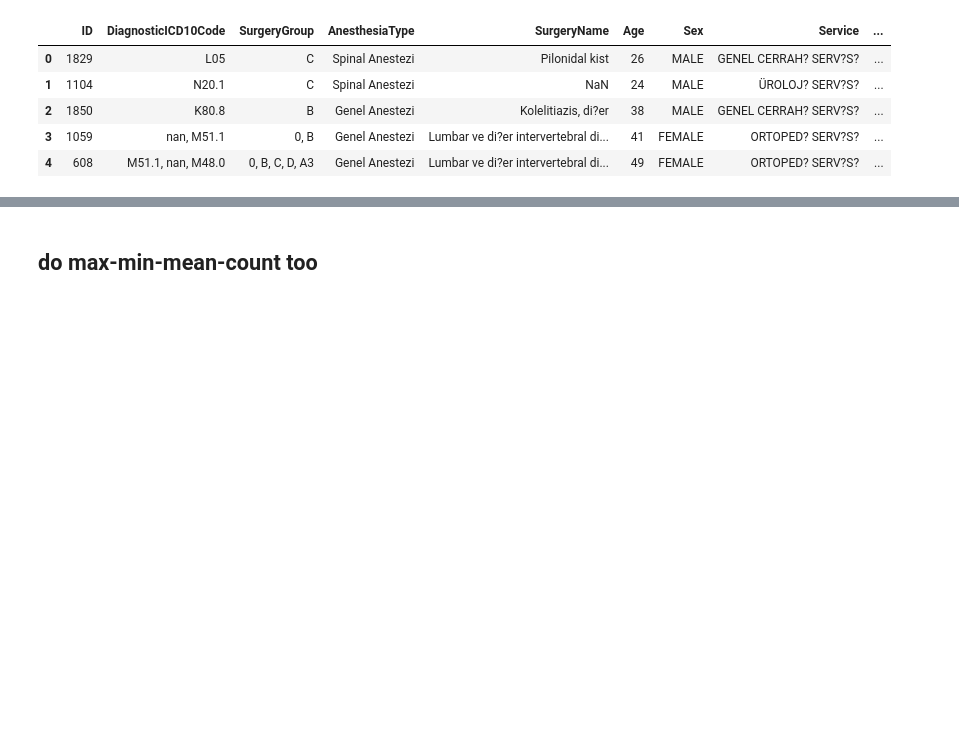
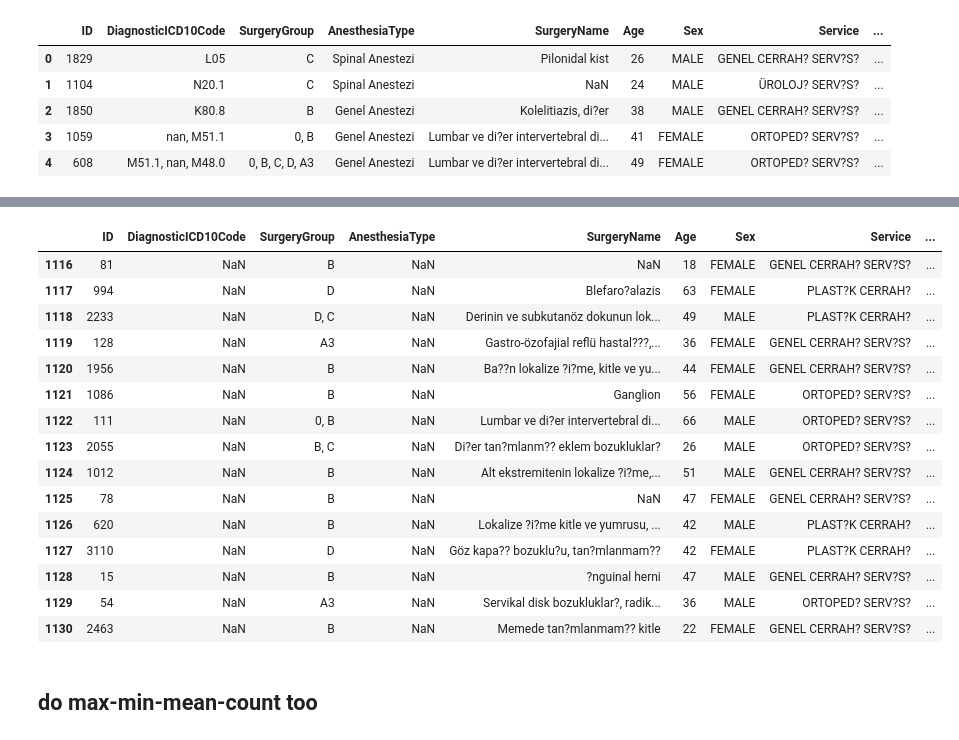
Before and after one commit to furkaneneseren/Datathon-Borda, a Jupyter notebook: surgery-datathon.ipynb, the cells around one changed output, grey strips where cells are left out. Cells and saved outputs as stored; diff of their text form; code cells hidden in the pictures; blank space fills up the shorter version.

```diff
--- a/surgery-datathon.ipynb
+++ b/surgery-datathon.ipynb
@@ -609,6 +690,25 @@ app_train_clean[app_train_clean["Diagnos_Clean"].isna()==True][:15]
 | 2613 | 2009 | NaN | D | NaN | Göz kapa?? bozuklu?u, tan?mlanmam?? | 56 | FEMALE | PLAST?K CERRAH? | ... |
 | 2614 | 26 | NaN | 0, B | NaN | ?ntervertebral disk bozukluklar? ... | 49 | MALE | ORTOPED? SERV?S? | ... |
 | 2615 | 2473 | NaN | B | NaN | Gövdenin lokalize ?i?me, kitle ve... | 47 | MALE | GENEL CERRAH? SERV?S? | ... |
+# %%
+app_test_clean[app_test_clean["Diagnos_Clean"].isna()==True][:15]
+# %% [output]
+|  | ID | DiagnosticICD10Code | SurgeryGroup | AnesthesiaType | SurgeryName | Age | Sex | Service | ... |
+| 1116 | 81 | NaN | B | NaN | NaN | 18 | FEMALE | GENEL CERRAH? SERV?S? | ... |
+| 1117 | 994 | NaN | D | NaN | Blefaro?alazis | 63 | FEMALE | PLAST?K CERRAH? | ... |
+| 1118 | 2233 | NaN | D, C | NaN | Derinin ve subkutanöz dokunun lok... | 49 | MALE | PLAST?K CERRAH? | ... |
+| 1119 | 128 | NaN | A3 | NaN | Gastro-özofajial reflü hastal???,... | 36 | FEMALE | GENEL CERRAH? SERV?S? | ... |
+| 1120 | 1956 | NaN | B | NaN | Ba??n lokalize ?i?me, kitle ve yu... | 44 | FEMALE | GENEL CERRAH? SERV?S? | ... |
+| 1121 | 1086 | NaN | B | NaN | Ganglion | 56 | FEMALE | ORTOPED? SERV?S? | ... |
+| 1122 | 111 | NaN | 0, B | NaN | Lumbar ve di?er intervertebral di... | 66 | MALE | ORTOPED? SERV?S? | ... |
+| 1123 | 2055 | NaN | B, C | NaN | Di?er tan?mlanm?? eklem bozukluklar? | 26 | MALE | ORTOPED? SERV?S? | ... |
+| 1124 | 1012 | NaN | B | NaN | Alt ekstremitenin lokalize ?i?me,... | 51 | MALE | GENEL CERRAH? SERV?S? | ... |
+| 1125 | 78 | NaN | B | NaN | NaN | 47 | FEMALE | GENEL CERRAH? SERV?S? | ... |
+| 1126 | 620 | NaN | B | NaN | Lokalize ?i?me kitle ve yumrusu, ... | 42 | MALE | PLAST?K CERRAH? | ... |
+| 1127 | 3110 | NaN | D | NaN | Göz kapa?? bozuklu?u, tan?mlanmam?? | 42 | FEMALE | PLAST?K CERRAH? | ... |
+| 1128 | 15 | NaN | B | NaN | ?nguinal herni | 47 | MALE | GENEL CERRAH? SERV?S? | ... |
+| 1129 | 54 | NaN | A3 | NaN | Servikal disk bozukluklar?, radik... | 36 | MALE | ORTOPED? SERV?S? | ... |
+| 1130 | 2463 | NaN | B | NaN | Memede tan?mlanmam?? kitle | 22 | FEMALE | GENEL CERRAH? SERV?S? | ... |
 # %% [markdown]
 ## do max-min-mean-count too
 # %%
```
Also changed, not shown: parts of 69 cells of this notebook.
